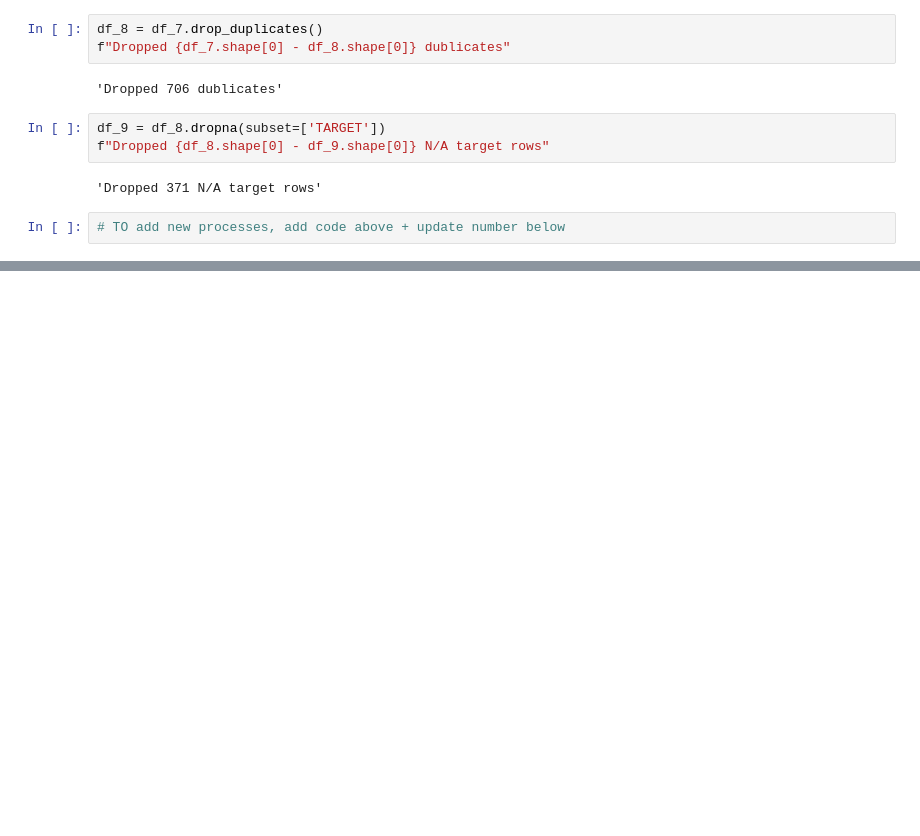
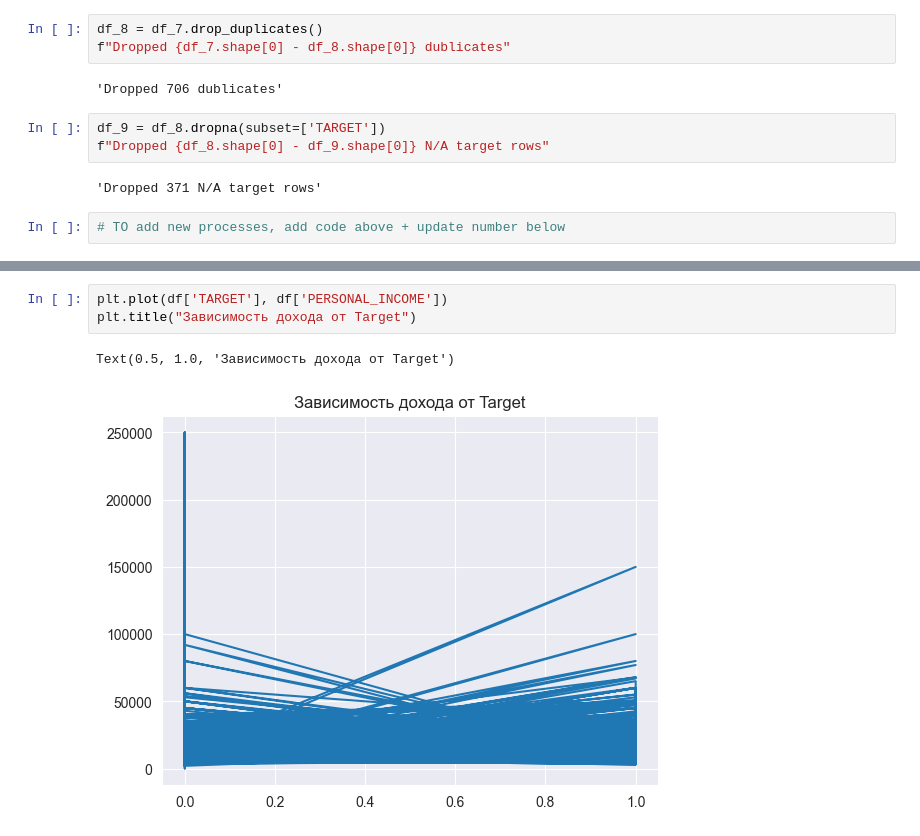
Before and after one commit to ksusonic/bank-ml-mailing, a Jupyter notebook: dataset.ipynb, the cells around one changed output, grey strips where cells are left out. Drawn from its saved outputs; the diff is of its cells as text; blank space fills up the shorter version.

```diff
--- a/dataset.ipynb
+++ b/dataset.ipynb
@@ -238,0 +291,6 @@ df_prepared.to_csv('dataset.csv')
+# %%
+plt.plot(df['TARGET'], df['PERSONAL_INCOME'])
+plt.title("Зависимость дохода от Target")
+# %% [output]
+Text(0.5, 1.0, 'Зависимость дохода от Target')
+[figure, added]
```
Also changed, not shown: parts of 14 cells of this notebook, 11 other files.
